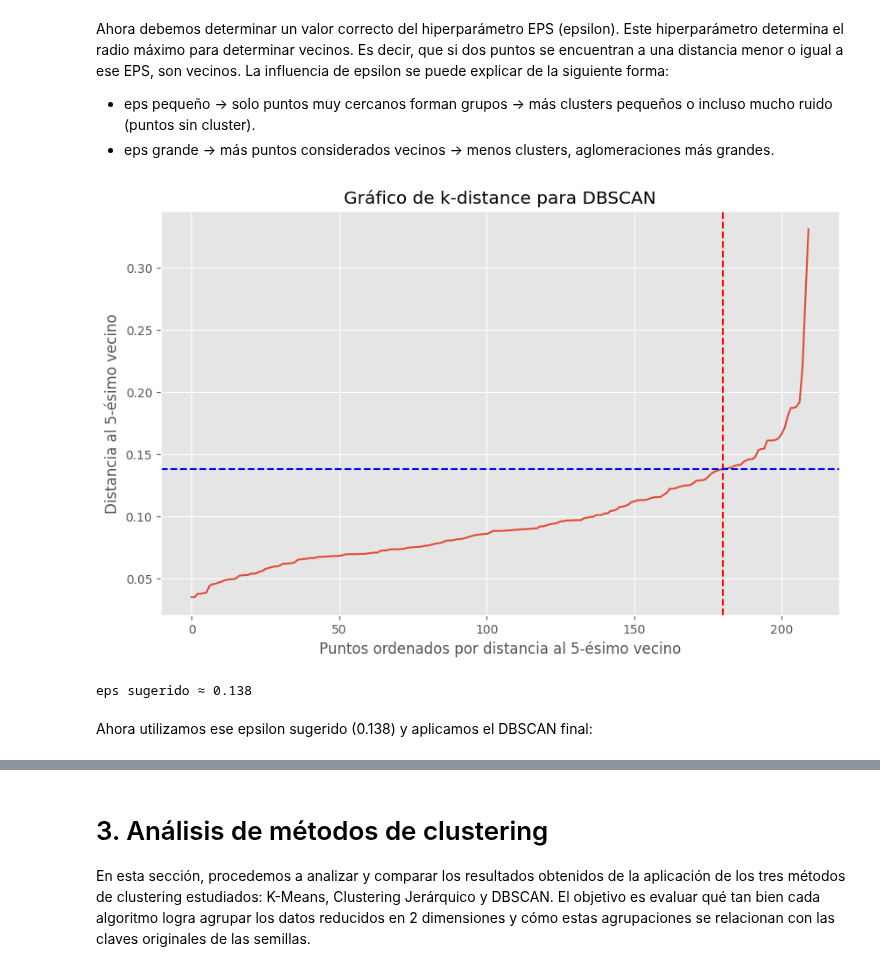
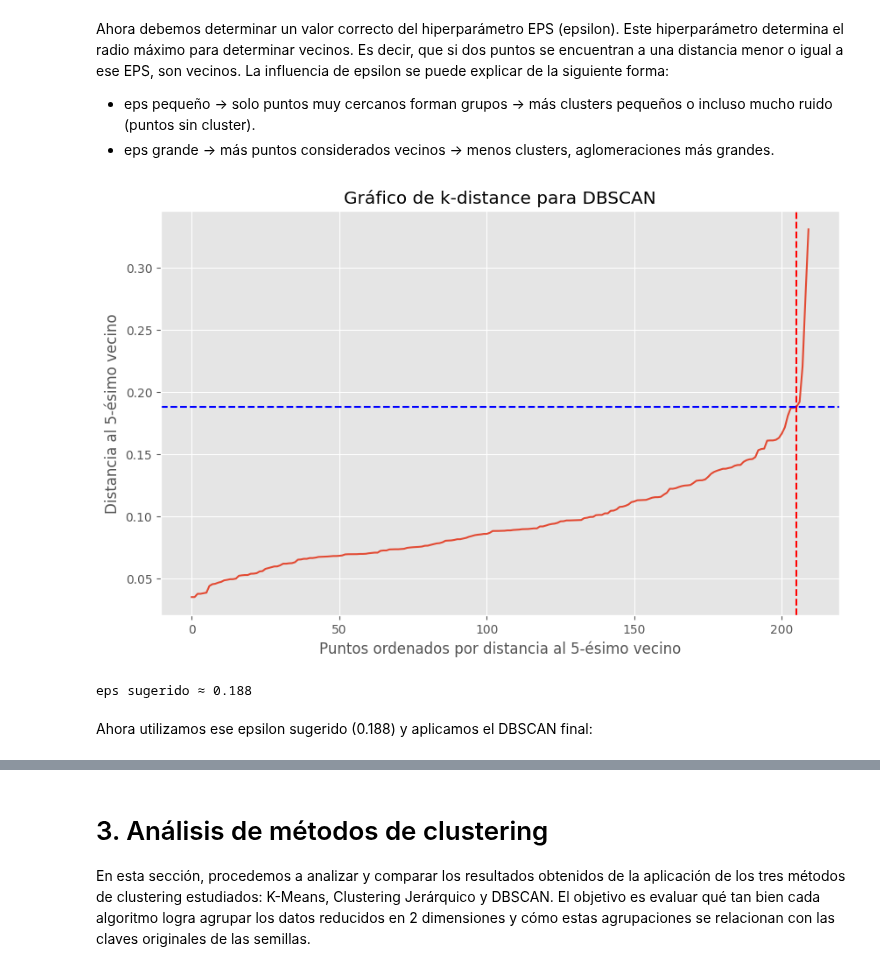
Before and after one commit to albatellouc3m/Grupo5, a Jupyter notebook: practica2-grupo5/practica2.ipynb, the cells around one changed output, grey strips where cells are left out. Saved outputs shown, nothing was run; the diff lists cells and outputs as text; code cells hidden in the pictures.

Commit message:
Conclusiones y DBSCAN

```diff
--- a/practica2-grupo5/practica2.ipynb
+++ b/practica2-grupo5/practica2.ipynb
@@ -491,38 +485,38 @@ Ahora debemos determinar un valor correcto del hiperparámetro EPS (epsilon). Es
 from sklearn.neighbors import NearestNeighbors
 import matplotlib.pyplot as plt
 import numpy as np
 
 min_samples = 5
 
 # Ajustamos el modelo de vecinos más cercanos
 nn = NearestNeighbors(n_neighbors=min_samples)
 nn.fit(X_reduced)
 distances, indices = nn.kneighbors(X_reduced)
 
 # Ordenamos las distancias del min_samples-ésimo vecino
 sorted_distances = np.sort(distances[:, min_samples - 1])
 
 # Elegimos un punto cerca del "codo" (ajustar si es necesario)
-x_point = len(sorted_distances) - 30
+x_point = len(sorted_distances) - 5
 y_value = sorted_distances[x_point]
 
 # Gráfico de k-distancia
 plt.figure(figsize=(10, 6))
 plt.plot(sorted_distances)
 plt.axvline(x=x_point, color='r', linestyle='--')
 plt.axhline(y=y_value, color='b', linestyle='--')
 plt.title('Gráfico de k-distance para DBSCAN')
 plt.xlabel(f'Puntos ordenados por distancia al {min_samples}-ésimo vecino')
 plt.ylabel(f'Distancia al {min_samples}-ésimo vecino')
 plt.grid(True)
 plt.show()
 
 print(f"eps sugerido ≈ {y_value:.3f}")
 # %% [output]
-[figure, old version]
+[figure, new version]
-eps sugerido ≈ 0.138
+eps sugerido ≈ 0.188
 # %% [markdown]
-Ahora utilizamos ese epsilon sugerido (0.138) y aplicamos el DBSCAN final:
+Ahora utilizamos ese epsilon sugerido (0.188) y aplicamos el DBSCAN final:
 # %%
 
 # Usamos el eps visualizado
```
Also changed, not shown: parts of 12 cells of this notebook, 1 other file.
